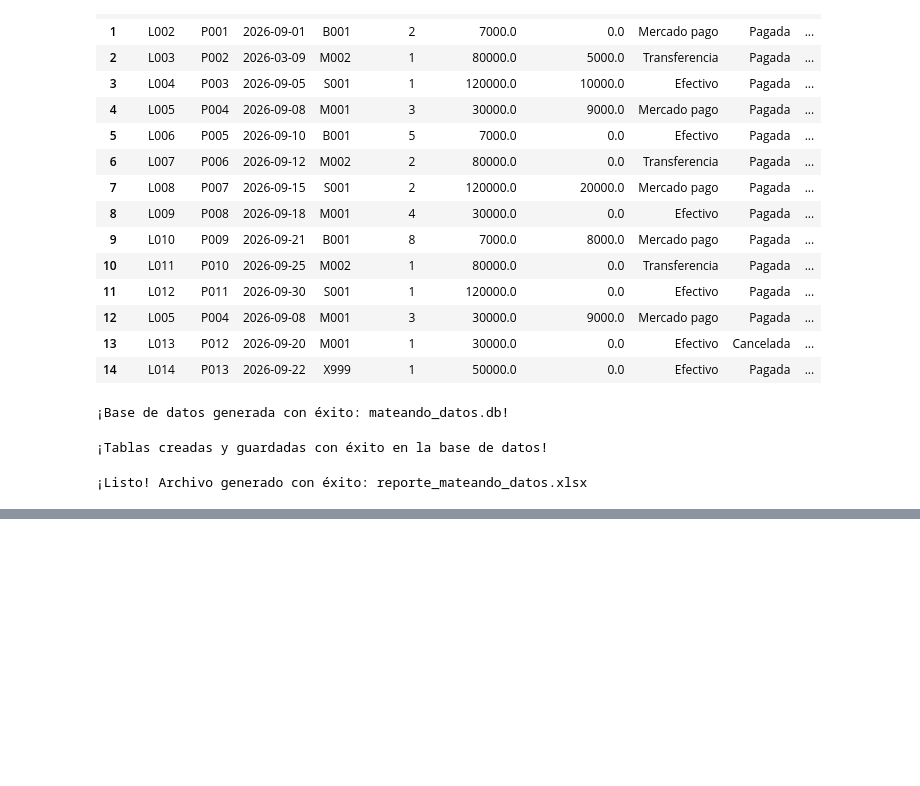
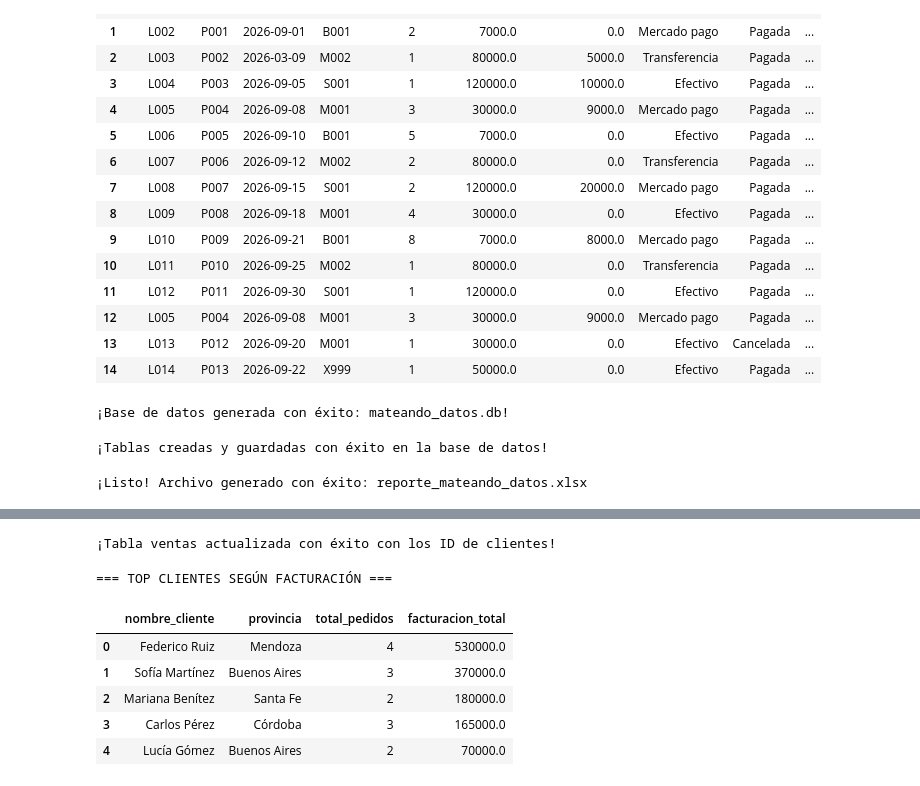
Before and after one commit to FacundoRoman01/data-mateando, a Jupyter notebook: analisis_datos.ipynb, the cells around one changed output, grey strips where cells are left out. Cells and saved outputs as stored; diff of their text form; code cells hidden in the pictures; blank space fills up the shorter version.

```diff
--- a/analisis_datos.ipynb
+++ b/analisis_datos.ipynb
@@ -335,0 +374,58 @@ print(f"¡Listo! Archivo generado con éxito: {nombre_archivo}")
+# %%
+# ==========================================
+# AGREGAMOS ID_CLIENTE A LA TABLA VENTAS
+# ==========================================
+
+# 1. Agregamos la columna id_cliente a la tabla ventas existente
+query_agregar_columna = """
+    ALTER TABLE ventas ADD COLUMN id_cliente INTEGER;
+"""
+
+# 2. Actualizamos los registros de ventas asignando un id_cliente al azar (del 1 al 5)
+query_actualizar_ventas = """
+    UPDATE ventas
+    SET id_cliente = (ABS(RANDOM()) % 5) + 1;
+"""
+
+with engine.connect() as conexion:
+    try:
+        conexion.exec_driver_sql(query_agregar_columna)
+    except Exception as e:
+        print("La columna id_cliente ya existía, continuando...")
+
+    conexion.exec_driver_sql(query_actualizar_ventas)
+    conexion.commit()
+
+print("¡Tabla ventas actualizada con éxito con los ID de clientes!")
+# %% [output]
+¡Tabla ventas actualizada con éxito con los ID de clientes!
+# %%
+
+
+query_join_clientes = """
+    SELECT
+        c.nombre_cliente,
+        c.provincia,
+        COUNT(v.pedido) AS total_pedidos,
+        SUM(v.total_venta) AS facturacion_total
+    FROM ventas v
+    JOIN clientes c ON v.id_cliente = c.id_cliente
+    WHERE v.estado = 'Pagada'
+    GROUP BY c.nombre_cliente, c.provincia
+    ORDER BY facturacion_total DESC;
+"""
+
+# Leemos el resultado directamente en un DataFrame de Pandas
+df_clientes_top = pd.read_sql(query_join_clientes, con=engine)
+
+# Mostramos el resultado por pantalla
+print("=== TOP CLIENTES SEGÚN FACTURACIÓN ===")
+display(df_clientes_top)
+# %% [output]
+=== TOP CLIENTES SEGÚN FACTURACIÓN ===
+|  | nombre_cliente | provincia | total_pedidos | facturacion_total |
+| 0 | Federico Ruiz | Mendoza | 4 | 530000.0 |
+| 1 | Sofía Martínez | Buenos Aires | 3 | 370000.0 |
+| 2 | Mariana Benítez | Santa Fe | 2 | 180000.0 |
+| 3 | Carlos Pérez | Córdoba | 3 | 165000.0 |
+| 4 | Lucía Gómez | Buenos Aires | 2 | 70000.0 |
```
Also changed, not shown: parts of 7 cells of this notebook, 3 other files.
